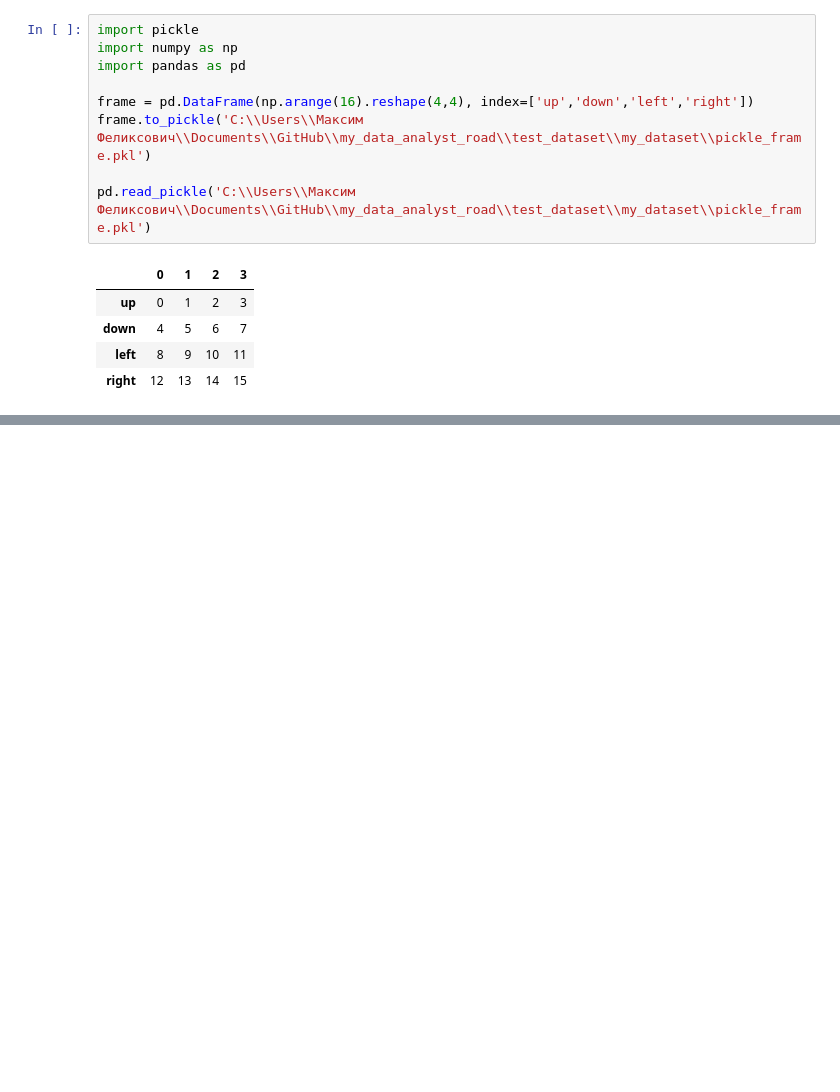
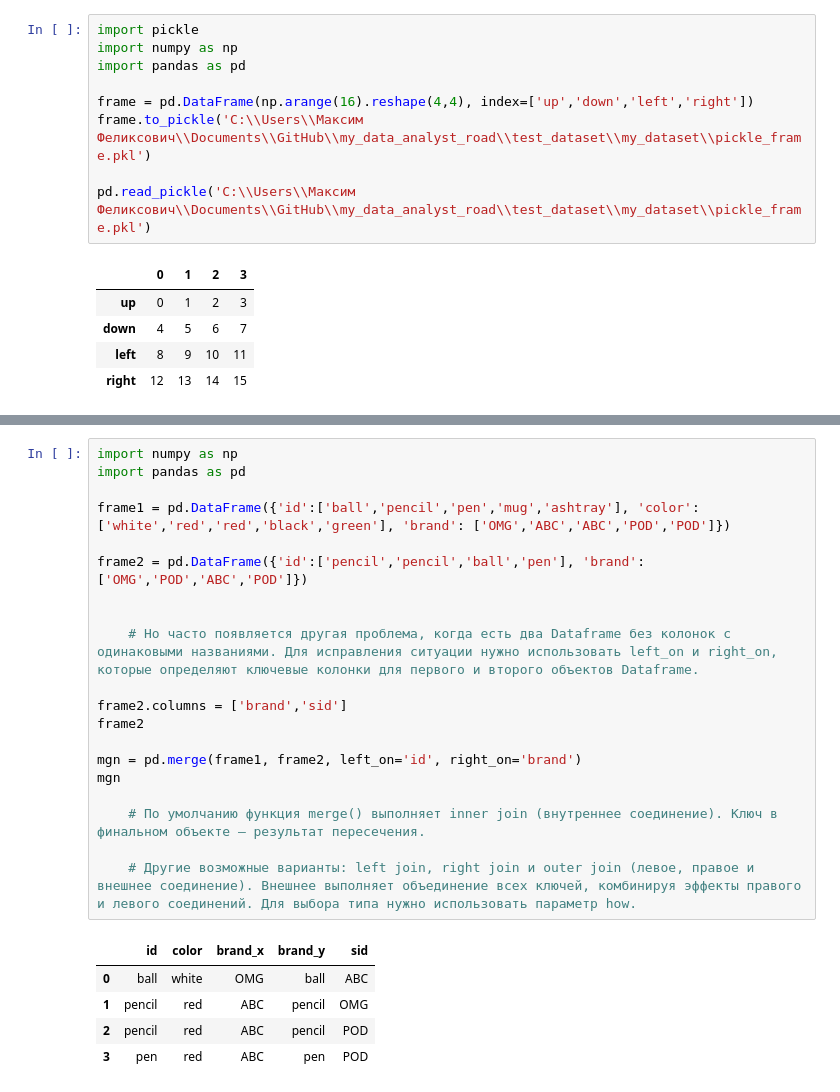
Before and after one commit to dzhamaldinov-maksim/my_data_analyst_road, a Jupyter notebook: da_lerning/training_da_10.ipynb, the cells around one changed output, grey strips where cells are left out. Drawn from its saved outputs; the diff is of its cells as text; blank space fills up the shorter version.

```diff
--- a/da_lerning/training_da_10.ipynb
+++ b/da_lerning/training_da_10.ipynb
@@ -34,0 +75,26 @@ pd.read_pickle('C:\\Users\\Максим Феликсович\\Documents\\GitHub\
+# %%
+import numpy as np
+import pandas as pd
+
+frame1 = pd.DataFrame({'id':['ball','pencil','pen','mug','ashtray'], 'color': ['white','red','red','black','green'], 'brand': ['OMG','ABC','ABC','POD','POD']})
+
+frame2 = pd.DataFrame({'id':['pencil','pencil','ball','pen'], 'brand': ['OMG','POD','ABC','POD']})
+
+
+    # Но часто появляется другая проблема, когда есть два Dataframe без колонок с одинаковыми названиями. Для исправления ситуации нужно использовать left_on и right_on, которые определяют ключевые колонки для первого и второго объектов Dataframe.
+
+frame2.columns = ['brand','sid']
+frame2
+
+mgn = pd.merge(frame1, frame2, left_on='id', right_on='brand')
+mgn
+
+    # По умолчанию функция merge() выполняет inner join (внутреннее соединение). Ключ в финальном объекте — результат пересечения.
+
+    # Другие возможные варианты: left join, right join и outer join (левое, правое и внешнее соединение). Внешнее выполняет объединение всех ключей, комбинируя эффекты правого и левого соединений. Для выбора типа нужно использовать параметр how.
+# %% [output]
+|  | id | color | brand_x | brand_y | sid |
+| 0 | ball | white | OMG | ball | ABC |
+| 1 | pencil | red | ABC | pencil | OMG |
+| 2 | pencil | red | ABC | pencil | POD |
+| 3 | pen | red | ABC | pen | POD |
```
Also changed, not shown: parts of 11 cells of this notebook, 1 other file.
